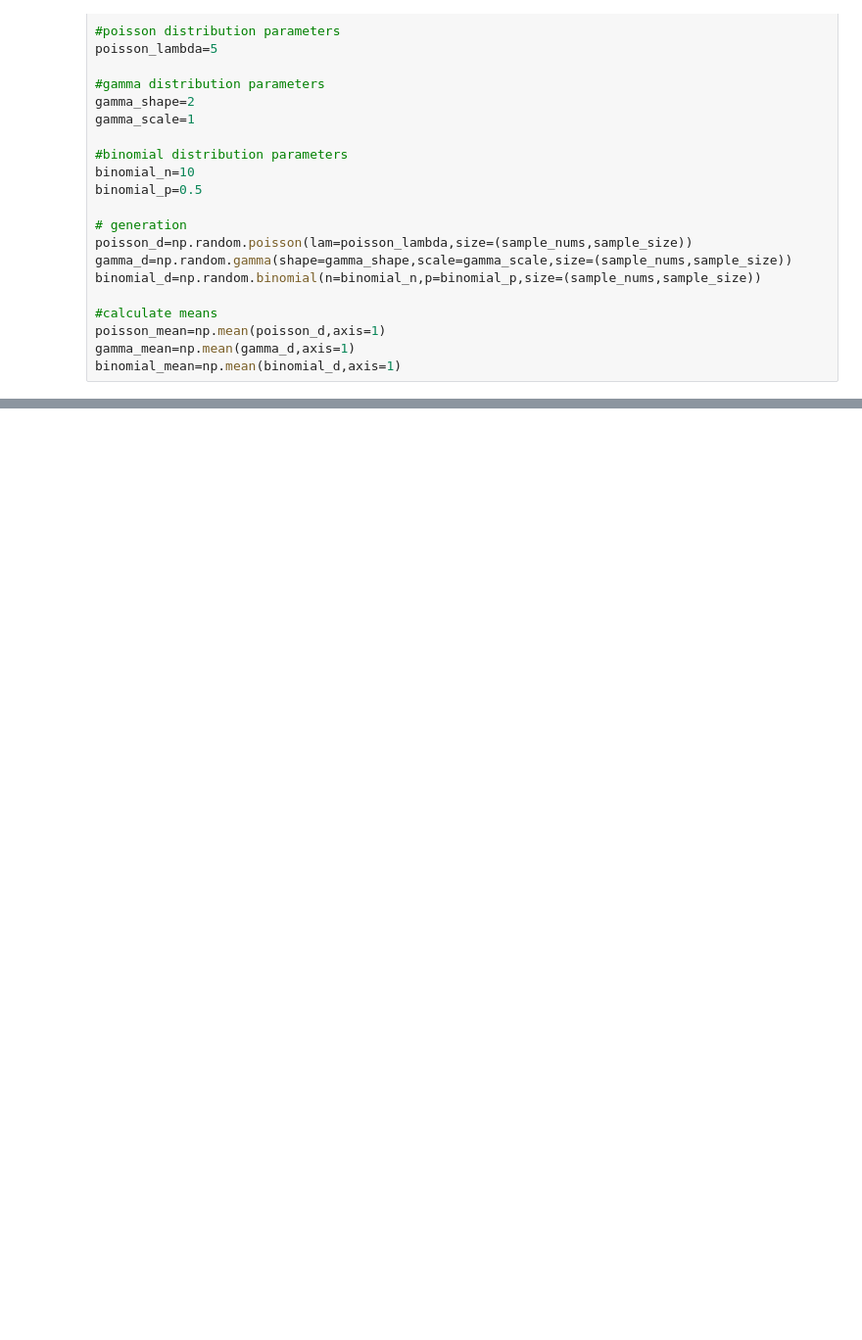
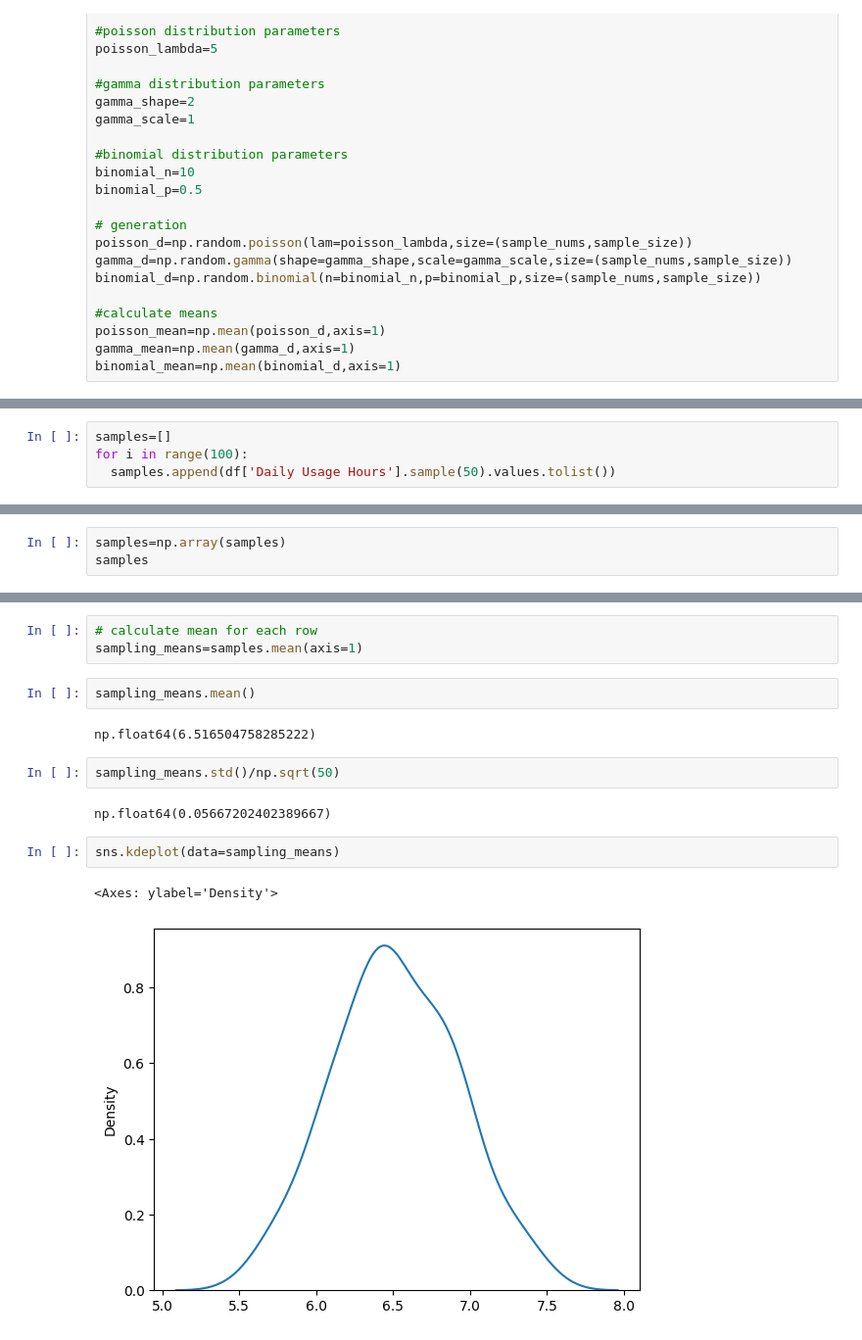
Before and after one commit to SUCCESSneeded/practice, a Jupyter notebook: Mlmaths.ipynb, the cells around one changed output, grey strips where cells are left out. Shown at 98% size. Cells and saved outputs as stored; diff of their text form; blank space fills up the shorter version.

```diff
--- a/Mlmaths.ipynb
+++ b/Mlmaths.ipynb
@@ -691,0 +776,4 @@ Emperical variance: 0.07242688156565102
+# %%
+samples=[]
+for i in range(100):
+  samples.append(df['Daily Usage Hours'].sample(50).values.tolist())
@@ -691,0 +800,3 @@ Emperical variance: 0.07242688156565102
+# %%
+samples=np.array(samples)
+samples
@@ -691,0 +817,16 @@ Emperical variance: 0.07242688156565102
+# %%
+# calculate mean for each row
+sampling_means=samples.mean(axis=1)
+# %%
+sampling_means.mean()
+# %% [output]
+np.float64(6.516504758285222)
+# %%
+sampling_means.std()/np.sqrt(50)
+# %% [output]
+np.float64(0.05667202402389667)
+# %%
+sns.kdeplot(data=sampling_means)
+# %% [output]
+<Axes: ylabel='Density'>
+[figure, added]
```
Also changed, not shown: parts of 39 cells of this notebook.
